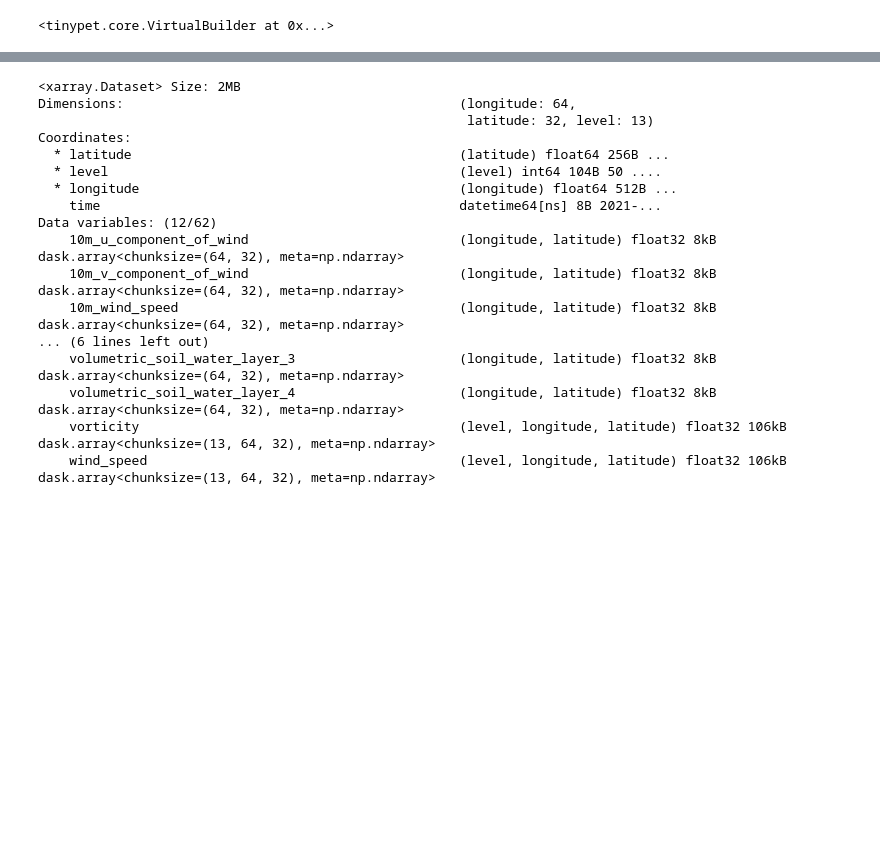
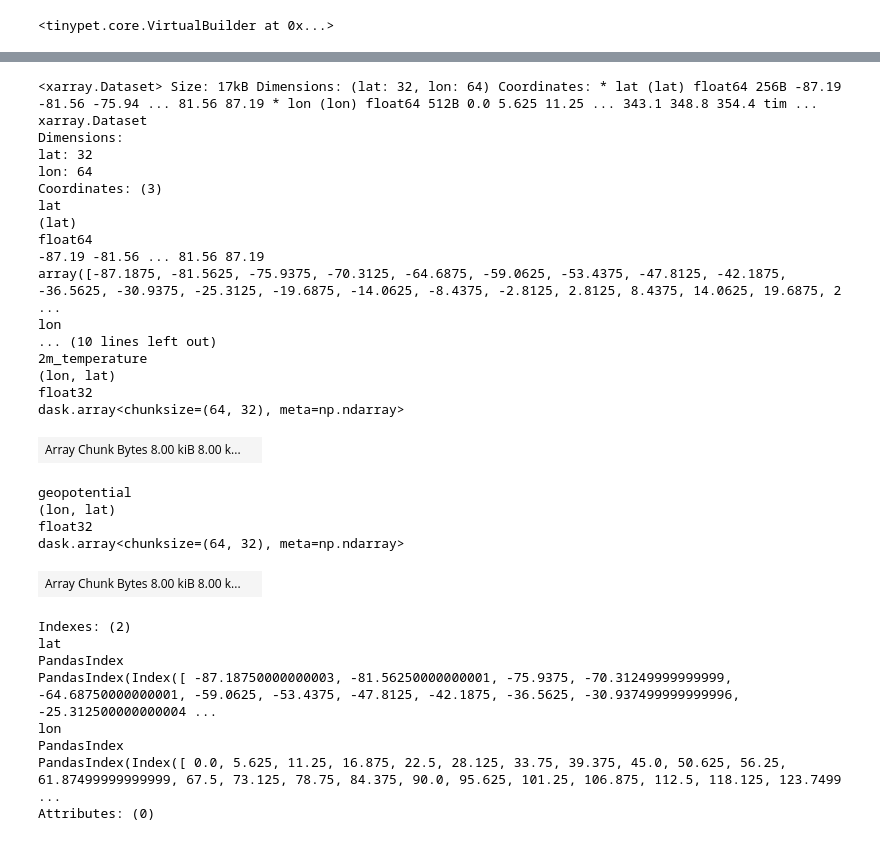
Before and after one commit to jennan/tinypet, a Jupyter notebook: example.ipynb, the cells around one changed output, grey strips where cells are left out. Cells and saved outputs as stored; diff of their text form; code cells hidden in the pictures; blank space fills up the shorter version.

```diff
--- a/example.ipynb
+++ b/example.ipynb
@@ -192,23 +209,36 @@ Data variables: (12/62)
 # %%
-mini_pipe = source | rename
-undo_rename = mini_pipe.undo()
-(mini_pipe | undo_rename)["2021-01-01T06"]
+undo_stack = pipeline.undo()
+(pipeline | undo_stack)["2021-01-01T06"]
 # %% [output]
-<xarray.Dataset> Size: 2MB
-Dimensions:                                           (longitude: 64,
-                                                       latitude: 32, level: 13)
-Coordinates:
-  * latitude                                          (latitude) float64 256B ...
-  * level                                             (level) int64 104B 50 ....
-  * longitude                                         (longitude) float64 512B ...
-    time                                              datetime64[ns] 8B 2021-...
-Data variables: (12/62)
-    10m_u_component_of_wind                           (longitude, latitude) float32 8kB dask.array<chunksize=(64, 32), meta=np.ndarray>
-    10m_v_component_of_wind                           (longitude, latitude) float32 8kB dask.array<chunksize=(64, 32), meta=np.ndarray>
-    10m_wind_speed                                    (longitude, latitude) float32 8kB dask.array<chunksize=(64, 32), meta=np.ndarray>
-... (6 lines left out)
-    volumetric_soil_water_layer_3                     (longitude, latitude) float32 8kB dask.array<chunksize=(64, 32), meta=np.ndarray>
-    volumetric_soil_water_layer_4                     (longitude, latitude) float32 8kB dask.array<chunksize=(64, 32), meta=np.ndarray>
-    vorticity                                         (level, longitude, latitude) float32 106kB dask.array<chunksize=(13, 64, 32), meta=np.ndarray>
-    wind_speed                                        (level, longitude, latitude) float32 106kB dask.array<chunksize=(13, 64, 32), meta=np.ndarray>
+<xarray.Dataset> Size: 17kB Dimensions: (lat: 32, lon: 64) Coordinates: * lat (lat) float64 256B -87.19 -81.56 -75.94 ... 81.56 87.19 * lon (lon) float64 512B 0.0 5.625 11.25 ... 343.1 348.8 354.4 tim ...
+xarray.Dataset
+Dimensions:
+lat: 32
+lon: 64
+Coordinates: (3)
+lat
+(lat)
+float64
+-87.19 -81.56 ... 81.56 87.19
+array([-87.1875, -81.5625, -75.9375, -70.3125, -64.6875, -59.0625, -53.4375, -47.8125, -42.1875, -36.5625, -30.9375, -25.3125, -19.6875, -14.0625, -8.4375, -2.8125, 2.8125, 8.4375, 14.0625, 19.6875, 2 ...
+lon
+... (10 lines left out)
+2m_temperature
+(lon, lat)
+float32
+dask.array<chunksize=(64, 32), meta=np.ndarray>
+| Array Chunk Bytes 8.00 kiB 8.00 k... |  |
+geopotential
+(lon, lat)
+float32
+dask.array<chunksize=(64, 32), meta=np.ndarray>
+| Array Chunk Bytes 8.00 kiB 8.00 k... |  |
+Indexes: (2)
+lat
+PandasIndex
+PandasIndex(Index([ -87.18750000000003, -81.56250000000001, -75.9375, -70.31249999999999, -64.68750000000001, -59.0625, -53.4375, -47.8125, -42.1875, -36.5625, -30.937499999999996, -25.312500000000004 ...
+lon
+PandasIndex
+PandasIndex(Index([ 0.0, 5.625, 11.25, 16.875, 22.5, 28.125, 33.75, 39.375, 45.0, 50.625, 56.25, 61.87499999999999, 67.5, 73.125, 78.75, 84.375, 90.0, 95.625, 101.25, 106.875, 112.5, 118.125, 123.7499 ...
+Attributes: (0)
 # %%
```
Also changed, not shown: parts of 11 cells of this notebook, 4 other files.
